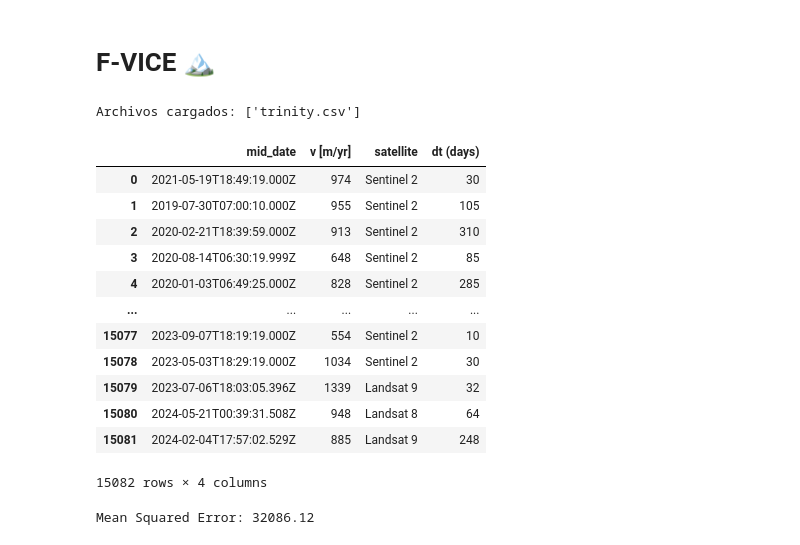
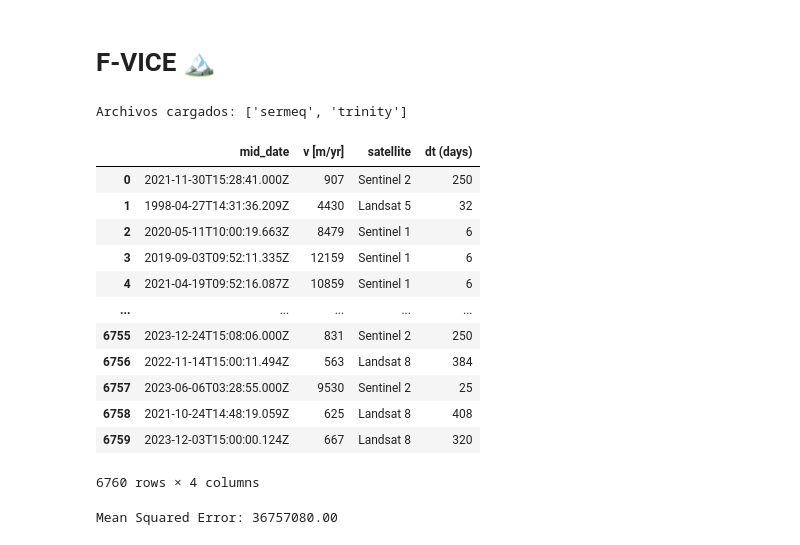
Before and after one commit to roicort/F-VICE, a Jupyter notebook: train.ipynb, the cells around one changed output. Drawn from its saved outputs; the diff is of its cells as text; code cells hidden in the pictures.

Commit message:
Glaciers

```diff
--- a/train.ipynb
+++ b/train.ipynb
@@ -7,31 +7,25 @@ import plotly.express as px
 import xgboost as xgb
 from sklearn.metrics import mean_squared_error
 # %%
-dataframes = {}
-for filename in os.listdir('data/'):
-    if filename.endswith('.csv'):
-        filepath = os.path.join('data/', filename)
-        df = pd.read_csv(filepath)
-        dataframes[filename] = df
+from utils import get_itslive
 
-# Mostrar los nombres de los archivos cargados
-print("Archivos cargados:", list(dataframes.keys()))
+glacier = get_itslive()
 # %% [output]
-Archivos cargados: ['trinity.csv']
+Archivos cargados: ['sermeq', 'trinity']
 # %%
-dataframes['trinity.csv']
+glacier
 # %% [output]
 |  | mid_date | v [m/yr] | satellite | dt (days) |
-| 0 | 2021-05-19T18:49:19.000Z | 974 | Sentinel 2 | 30 |
-| 1 | 2019-07-30T07:00:10.000Z | 955 | Sentinel 2 | 105 |
-| 2 | 2020-02-21T18:39:59.000Z | 913 | Sentinel 2 | 310 |
-| 3 | 2020-08-14T06:30:19.999Z | 648 | Sentinel 2 | 85 |
-| 4 | 2020-01-03T06:49:25.000Z | 828 | Sentinel 2 | 285 |
+| 0 | 2021-11-30T15:28:41.000Z | 907 | Sentinel 2 | 250 |
+| 1 | 1998-04-27T14:31:36.209Z | 4430 | Landsat 5 | 32 |
+| 2 | 2020-05-11T10:00:19.663Z | 8479 | Sentinel 1 | 6 |
+| 3 | 2019-09-03T09:52:11.335Z | 12159 | Sentinel 1 | 6 |
+| 4 | 2021-04-19T09:52:16.087Z | 10859 | Sentinel 1 | 6 |
 | ... | ... | ... | ... | ... |
-| 15077 | 2023-09-07T18:19:19.000Z | 554 | Sentinel 2 | 10 |
-| 15078 | 2023-05-03T18:29:19.000Z | 1034 | Sentinel 2 | 30 |
-| 15079 | 2023-07-06T18:03:05.396Z | 1339 | Landsat 9 | 32 |
-| 15080 | 2024-05-21T00:39:31.508Z | 948 | Landsat 8 | 64 |
-| 15081 | 2024-02-04T17:57:02.529Z | 885 | Landsat 9 | 248 |
+| 6755 | 2023-12-24T15:08:06.000Z | 831 | Sentinel 2 | 250 |
+| 6756 | 2022-11-14T15:00:11.494Z | 563 | Landsat 8 | 384 |
+| 6757 | 2023-06-06T03:28:55.000Z | 9530 | Sentinel 2 | 25 |
+| 6758 | 2021-10-24T14:48:19.059Z | 625 | Landsat 8 | 408 |
+| 6759 | 2023-12-03T15:00:00.124Z | 667 | Landsat 8 | 320 |
-15082 rows × 4 columns
+6760 rows × 4 columns
 # %%
@@ -86,11 +80,11 @@ X_train_num = X_train_df[['year', 'month', 'dayofyear']]
 X_test_num = X_test_df[['year', 'month', 'dayofyear']]
 
 model = xgb.XGBRegressor(
-    n_estimators=200,
+    n_estimators=1000,
     learning_rate=0.01,
     max_depth=3,
-    subsample=0.5,
-    colsample_bytree=1,
+    subsample=0.7,
+    colsample_bytree=0.9,
     random_state=42
 )
 model.fit(X_train_num, y_train)
@@ -102,7 +96,7 @@ y_pred = model.predict(X_test_num)
 mse = mean_squared_error(y_test, y_pred)
 print(f"Mean Squared Error: {mse:.2f}")
 # %% [output]
-Mean Squared Error: 32086.12
+Mean Squared Error: 36757080.00
 # %%
 # Predecir hasta 2030
 
```
Also changed, not shown: parts of 1 cell of this notebook, 5 other files.
